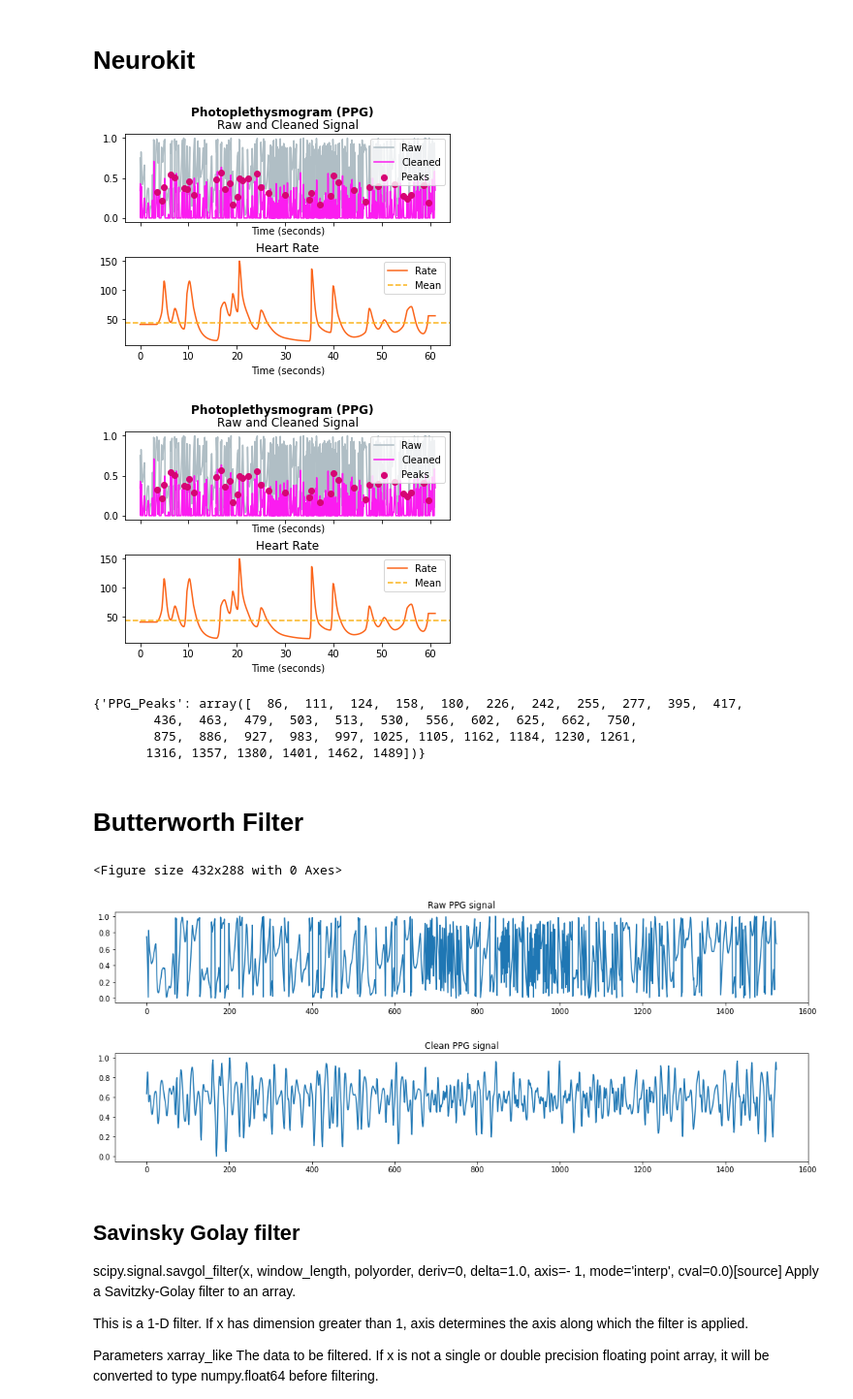
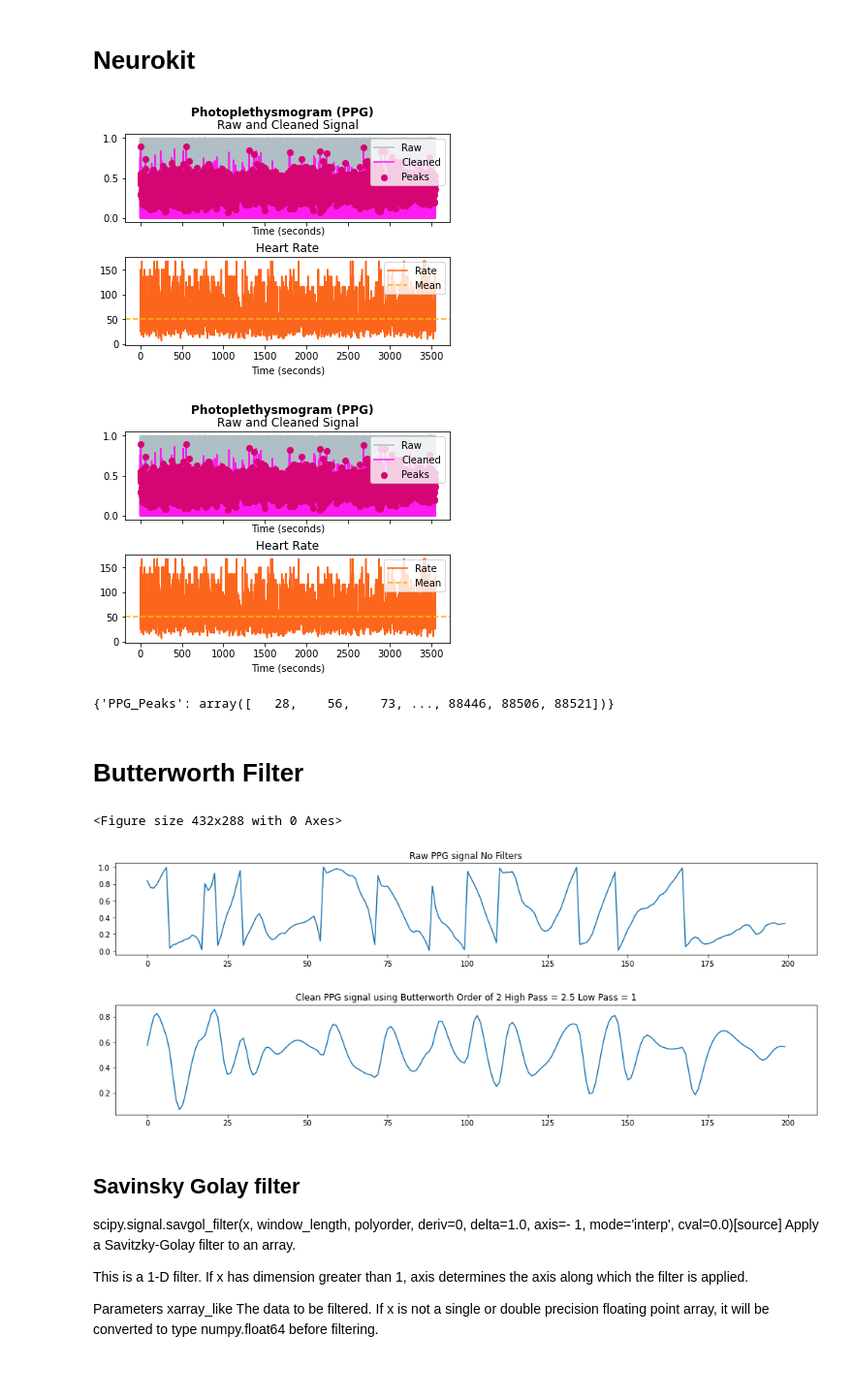
Before and after one commit to gaurav-95/PPG, a Jupyter notebook: Analyze_PPG.ipynb, the cells around one changed output. Shown: that part at 97% size. Cells and saved outputs as stored; diff of their text form; code cells hidden in the pictures; blank space fills up the shorter version.

Commit message:
Added Labels to plots

```diff
--- a/Analyze_PPG.ipynb
+++ b/Analyze_PPG.ipynb
@@ -47,9 +47,9 @@ acc=response_acc.json()
 # with open('ppg_abhishek_mom_covid.json', 'w') as f:
 #     json.dump(obj, f)
 # %%
-## To open as json
-#with open("ppg.json") as f:
-#    obj = json.loads(f.read())
+# To open as json
+with open("ppg.json") as f:
+    obj = json.loads(f.read())
 # %%
 obj.keys()
 # %% [output]
@@ -192,15 +192,12 @@ signals, info = nk.ppg_process(readings, sampling_rate=25)
 # Visualize the processing
 nk.ppg_plot(signals, sampling_rate=25)
 # %% [output]
-[figure, old version]
+[figure, new version]
-[figure, old version]
+[figure, new version]
 # %%
 print(info)
 # %% [output]
-{'PPG_Peaks': array([  86,  111,  124,  158,  180,  226,  242,  255,  277,  395,  417,
-        436,  463,  479,  503,  513,  530,  556,  602,  625,  662,  750,
-        875,  886,  927,  983,  997, 1025, 1105, 1162, 1184, 1230, 1261,
-       1316, 1357, 1380, 1401, 1462, 1489])}
+{'PPG_Peaks': array([   28,    56,    73, ..., 88446, 88506, 88521])}
 # %%
 from scipy.signal import butter, iirnotch, lfilter, find_peaks, savgol_filter, cheby1, freqs
 # %% [markdown]
@@ -250,27 +247,27 @@ def final_filter(data, fs, order):
 # %%
 fs = 25
 ## Order of five works well with ECG signals
 cutoff_high = 2.5
 cutoff_low = 1
 powerline = 0.9
 order = 2
 
 plt.figure(1)
 plt.figure(figsize=(17, 5))
 ax1 = plt.subplot(211)
-plt.plot(readings)
-ax1.set_title("Raw PPG signal")
+plt.plot(readings[0:200])
+ax1.set_title("Raw PPG signal No Filters")
 
 filter_signal = final_filter(readings, fs, order)
 filter_signal = normalize(filter_signal)
 ax2 = plt.subplot(212)
-plt.plot(filter_signal)
-ax2.set_title("Clean PPG signal")
+plt.plot(filter_signal[0:200])
+ax2.set_title("Clean PPG signal using Butterworth Order of 2 High Pass = 2.5 Low Pass = 1")
 plt.show()
 # %% [output]
 <Figure size 432x288 with 0 Axes>
-[figure, old version]
+[figure, new version]
-[figure, old version]
+[figure, new version]
 # %%
 s=savgol_filter(readings, 5, 2)
 # %% [markdown]
```
Also changed, not shown: parts of 14 cells of this notebook, 1 other file.
